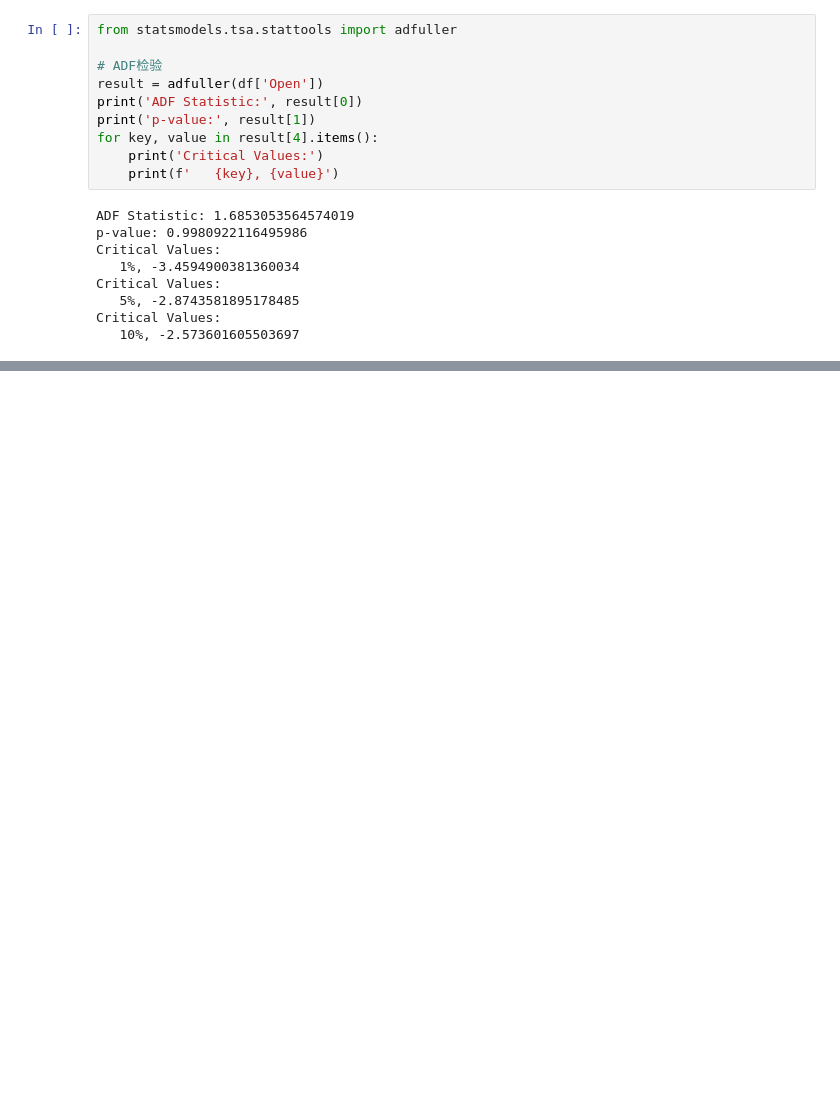
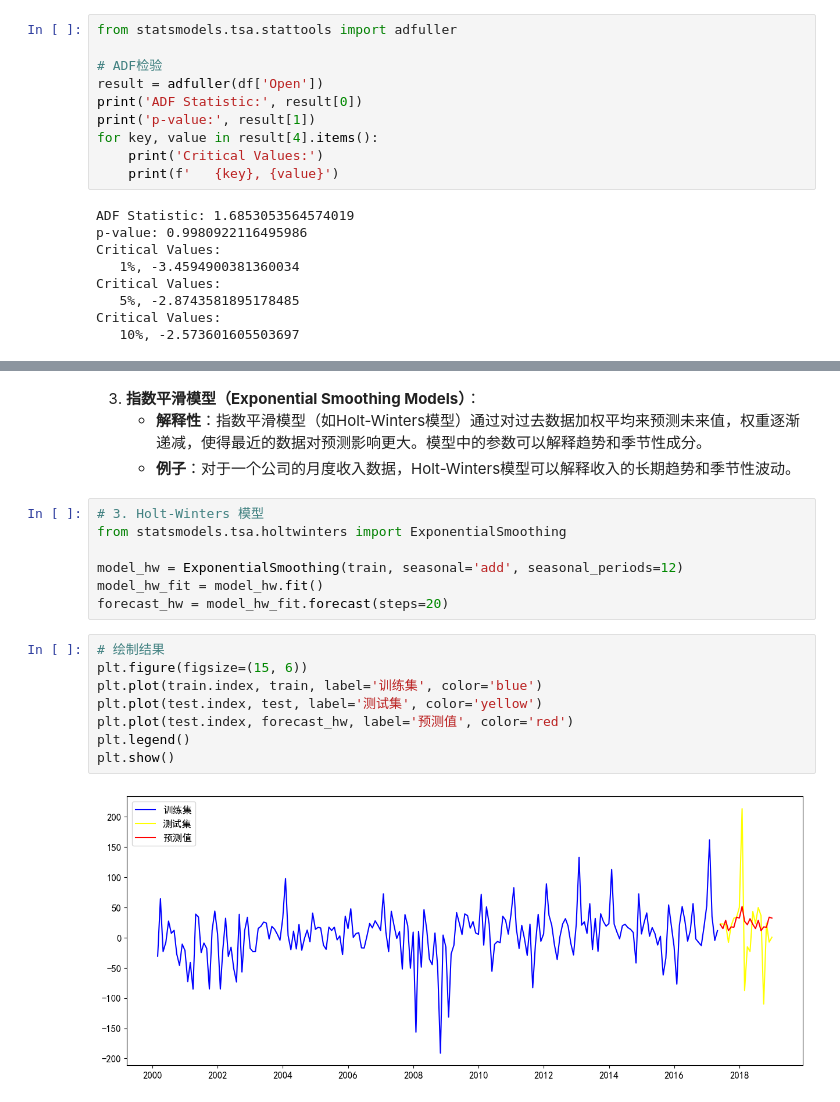
Before and after one commit to XingA02/Model_with_Python, a Jupyter notebook: 描述_5_时间序列分析.ipynb, the cells around one changed output, grey strips where cells are left out. Saved outputs shown, nothing was run; the diff lists cells and outputs as text; blank space fills up the shorter version.

```diff
--- a/描述_5_时间序列分析.ipynb
+++ b/描述_5_时间序列分析.ipynb
@@ -101,0 +252,22 @@ Freq: ME, Name: Open, dtype: float64
+# %% [markdown]
+
+3. **指数平滑模型（Exponential Smoothing Models）**：
+   - **解释性**：指数平滑模型（如Holt-Winters模型）通过对过去数据加权平均来预测未来值，权重逐渐递减，使得最近的数据对预测影响更大。模型中的参数可以解释趋势和季节性成分。
+   - **例子**：对于一个公司的月度收入数据，Holt-Winters模型可以解释收入的长期趋势和季节性波动。
+# %%
+# 3. Holt-Winters 模型
+from statsmodels.tsa.holtwinters import ExponentialSmoothing
+
+model_hw = ExponentialSmoothing(train, seasonal='add', seasonal_periods=12)
+model_hw_fit = model_hw.fit()
+forecast_hw = model_hw_fit.forecast(steps=20)
+# %%
+# 绘制结果
+plt.figure(figsize=(15, 6))
+plt.plot(train.index, train, label='训练集', color='blue')
+plt.plot(test.index, test, label='测试集', color='yellow')
+plt.plot(test.index, forecast_hw, label='预测值', color='red')
+plt.legend()
+plt.show()
+# %% [output]
+[figure, added]
```
Also changed, not shown: parts of 17 cells of this notebook, 1 other file.
